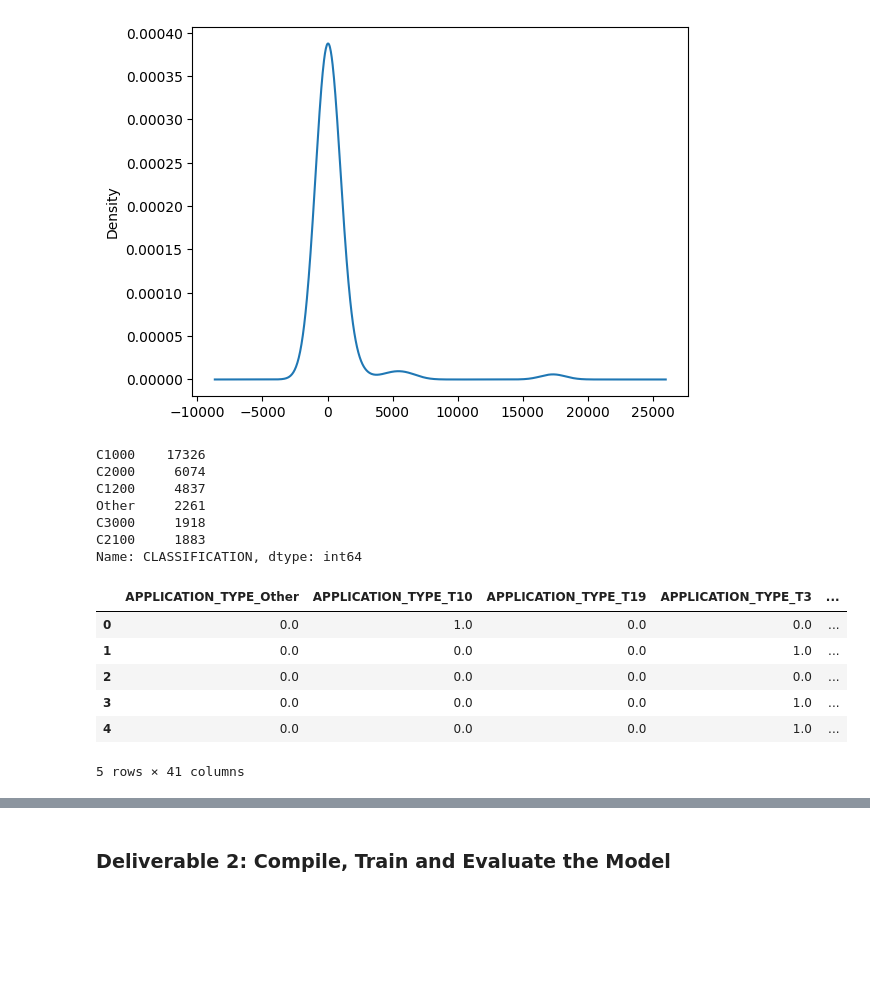
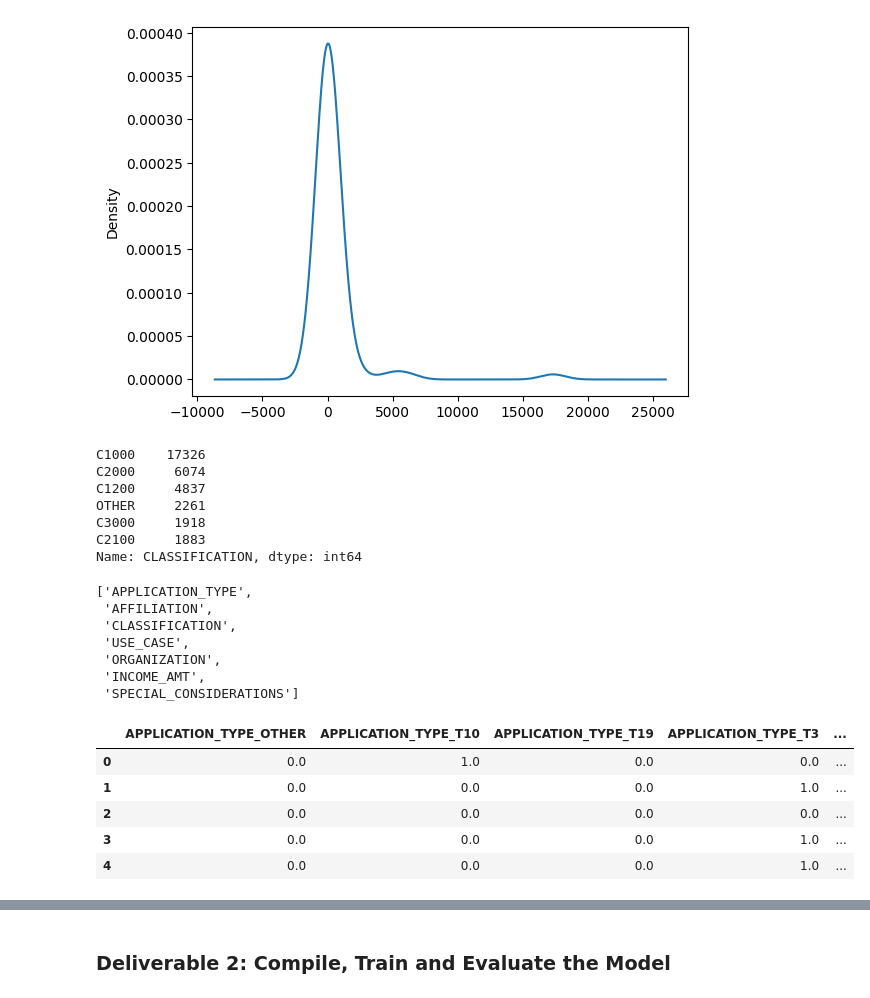
Before and after one commit to AvatarJoshi/Neural_Network_Charity_Analysis, a Jupyter notebook: AlphabetSoupCharity.ipynb, the cells around one changed output, grey strips where cells are left out. Saved outputs shown, nothing was run; the diff lists cells and outputs as text; code cells hidden in the pictures; blank space fills up the shorter version.

```diff
--- a/AlphabetSoupCharity.ipynb
+++ b/AlphabetSoupCharity.ipynb
@@ -80,7 +80,7 @@ replace_application = list(type_count[type_count < 500].index)
 
 # Replace in dataframe
 for app in replace_application:
-    application_df.APPLICATION_TYPE = application_df.APPLICATION_TYPE.replace(app,"Other")
+    application_df.APPLICATION_TYPE = application_df.APPLICATION_TYPE.replace(app,"OTHER")
 
 # Check to make sure binning was successful
 application_df.APPLICATION_TYPE.value_counts()
@@ -124,7 +124,7 @@ replace_class = list(class_count[class_count < 1500].index)
 
 # Replace in dataframe
 for cls in replace_class:
-    application_df.CLASSIFICATION = application_df.CLASSIFICATION.replace(cls,"Other")
+    application_df.CLASSIFICATION = application_df.CLASSIFICATION.replace(cls,"OTHER")
 
 # Check to make sure binning was successful
 application_df.CLASSIFICATION.value_counts()
@@ -132,31 +132,44 @@ application_df.CLASSIFICATION.value_counts()
 C1000    17326
 C2000     6074
 C1200     4837
-Other     2261
+OTHER     2261
 C3000     1918
 C2100     1883
 Name: CLASSIFICATION, dtype: int64
 # %%
 # Generate our categorical variable lists
 application_cat = application_df.dtypes[application_df.dtypes == "object"].index.tolist()
+application_cat
+# %% [output]
+['APPLICATION_TYPE',
+ 'AFFILIATION',
+ 'CLASSIFICATION',
+ 'USE_CASE',
+ 'ORGANIZATION',
+ 'INCOME_AMT',
+ 'SPECIAL_CONSIDERATIONS']
 # %%
 # Create a OneHotEncoder instance
 enc = OneHotEncoder(sparse=False)
 
 # Fit and transform the OneHotEncoder using the categorical variable list
 encode_df = pd.DataFrame(enc.fit_transform(application_df[application_cat]))
 
 # Add the encoded variable names to the dataframe
 encode_df.columns = enc.get_feature_names_out(application_cat)
+
+# Set options to show all columns
+pd.options.display.max_columns = 50
+
+# View the dataframe
 encode_df.head()
 # %% [output]
-|  | APPLICATION_TYPE_Other | APPLICATION_TYPE_T10 | APPLICATION_TYPE_T19 | APPLICATION_TYPE_T3 | ... |
+|  | APPLICATION_TYPE_OTHER | APPLICATION_TYPE_T10 | APPLICATION_TYPE_T19 | APPLICATION_TYPE_T3 | ... |
 | 0 | 0.0 | 1.0 | 0.0 | 0.0 | ... |
 | 1 | 0.0 | 0.0 | 0.0 | 1.0 | ... |
 | 2 | 0.0 | 0.0 | 0.0 | 0.0 | ... |
 | 3 | 0.0 | 0.0 | 0.0 | 1.0 | ... |
 | 4 | 0.0 | 0.0 | 0.0 | 1.0 | ... |
-5 rows × 41 columns
 # %%
 # Merge one-hot encoded features and drop the originals
 application_df = application_df.merge(encode_df, left_index=True, right_index=True)
```
Also changed, not shown: parts of 4 cells of this notebook.
